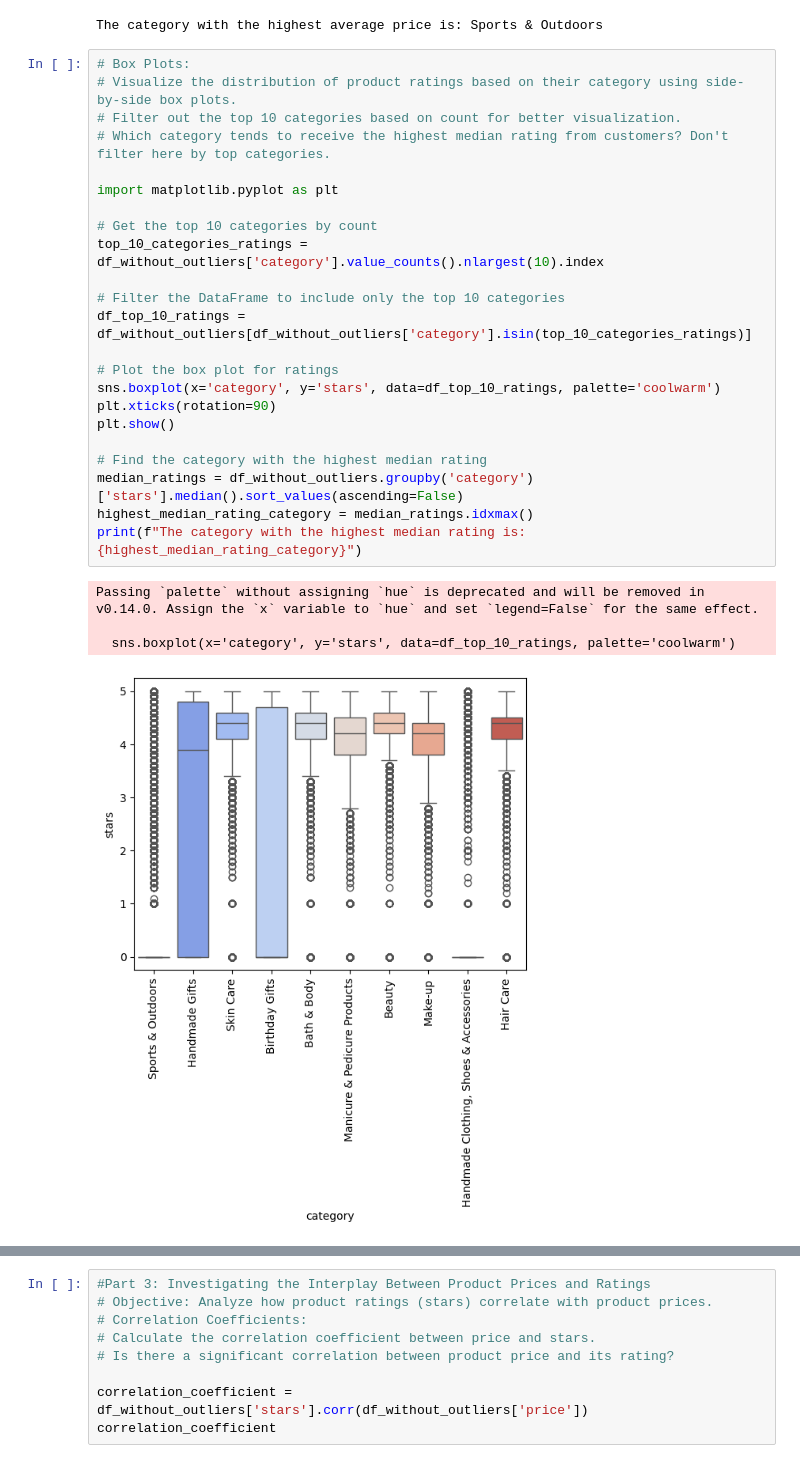
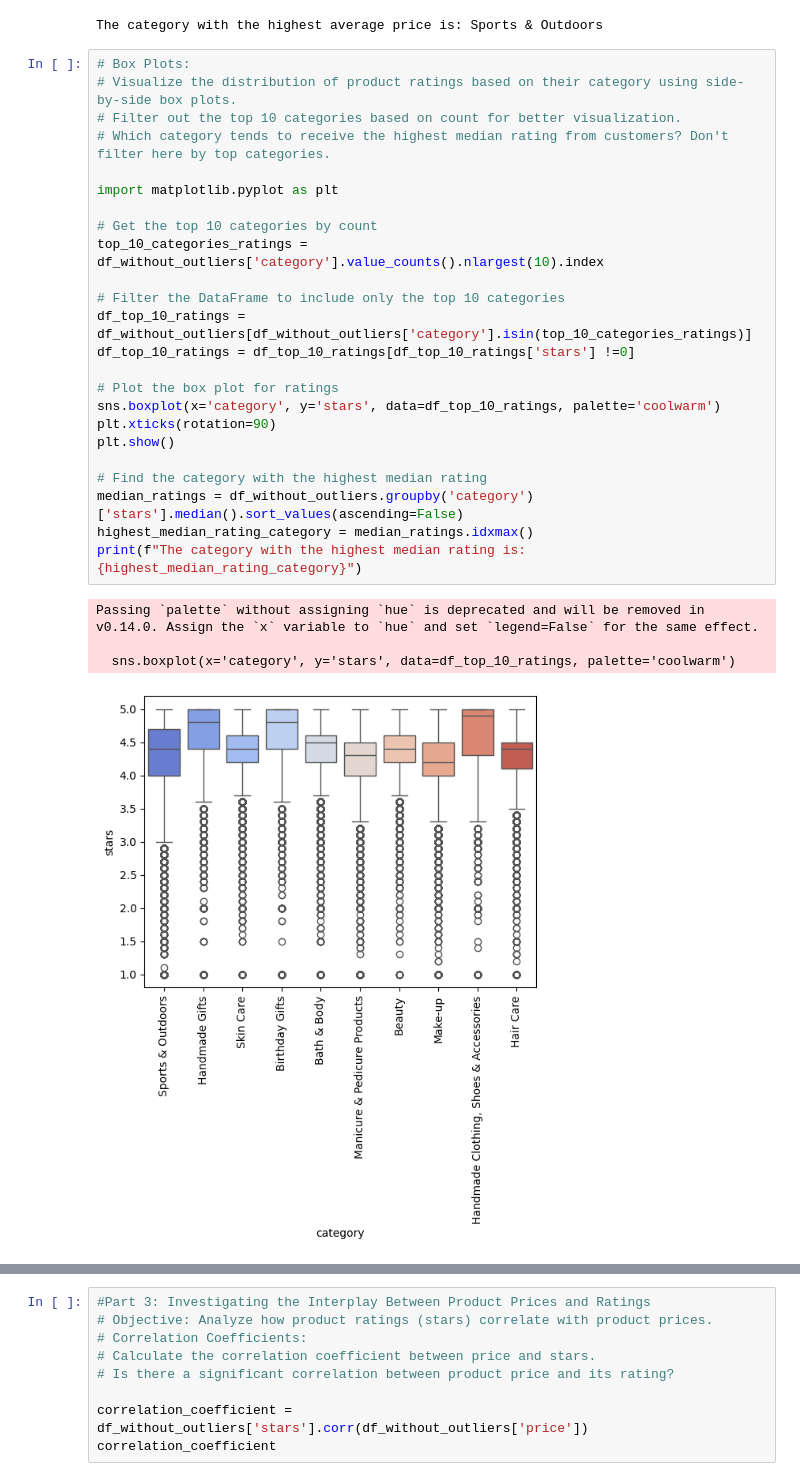
Before and after one commit to mirajkarsneha/lab-eda-bivariate, a Jupyter notebook: lab-eda-bivariate.ipynb, the cells around one changed output, grey strips where cells are left out. Cells and saved outputs as stored; diff of their text form.

```diff
--- a/lab-eda-bivariate.ipynb
+++ b/lab-eda-bivariate.ipynb
@@ -182,31 +186,32 @@ The category with the highest average price is: Sports & Outdoors
 # %%
 # Box Plots:
 # Visualize the distribution of product ratings based on their category using side-by-side box plots.
 # Filter out the top 10 categories based on count for better visualization.
 # Which category tends to receive the highest median rating from customers? Don't filter here by top categories.
 
 import matplotlib.pyplot as plt
 
 # Get the top 10 categories by count
 top_10_categories_ratings = df_without_outliers['category'].value_counts().nlargest(10).index
 
 # Filter the DataFrame to include only the top 10 categories
 df_top_10_ratings = df_without_outliers[df_without_outliers['category'].isin(top_10_categories_ratings)]
+df_top_10_ratings = df_top_10_ratings[df_top_10_ratings['stars'] !=0]
 
 # Plot the box plot for ratings
 sns.boxplot(x='category', y='stars', data=df_top_10_ratings, palette='coolwarm')
 plt.xticks(rotation=90)
 plt.show()
 
 # Find the category with the highest median rating
 median_ratings = df_without_outliers.groupby('category')['stars'].median().sort_values(ascending=False)
 highest_median_rating_category = median_ratings.idxmax()
 print(f"The category with the highest median rating is: {highest_median_rating_category}")
 # %% [output]
 Passing `palette` without assigning `hue` is deprecated and will be removed in v0.14.0. Assign the `x` variable to `hue` and set `legend=False` for the same effect.
 
   sns.boxplot(x='category', y='stars', data=df_top_10_ratings, palette='coolwarm')
-[figure, old version]
+[figure, new version]
 The category with the highest median rating is: Computer Memory
 # %%
 #Part 3: Investigating the Interplay Between Product Prices and Ratings
```
Also changed, not shown: parts of 6 cells of this notebook.
